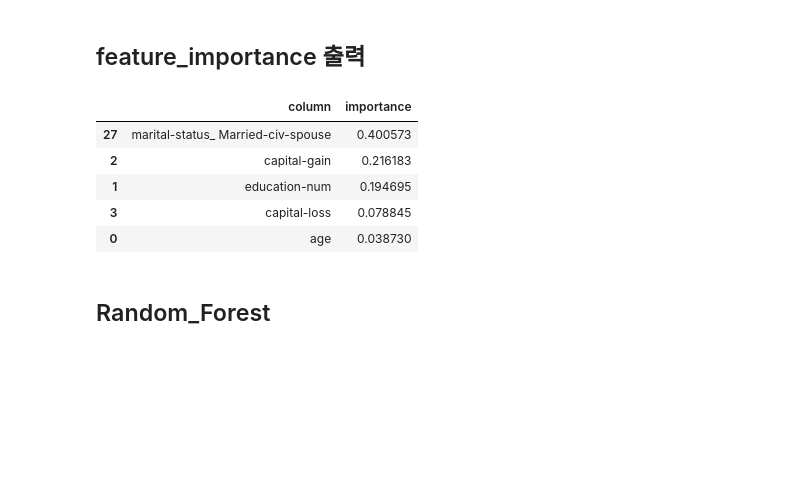
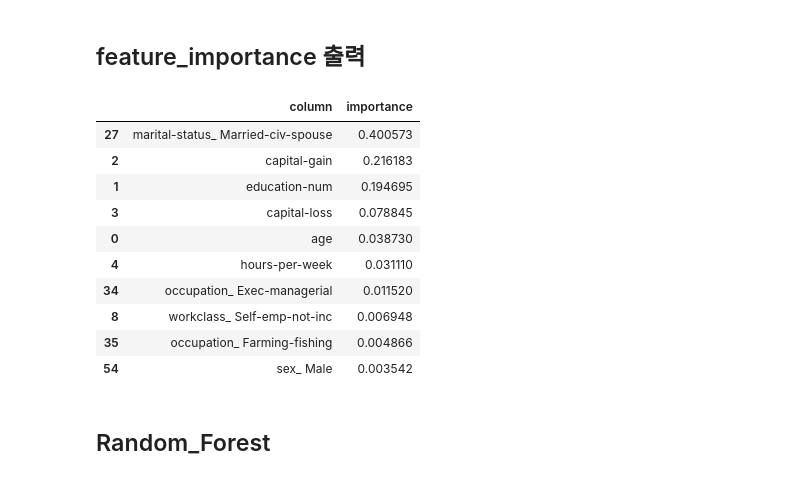
Before and after one commit to KEEPGOINGNOW/Fintech_Service_2nd, a Jupyter notebook: 05_Machine_Learning/10_지도학습_분류분석_컬럼선택법_클래스불균형_모델성능향상시키기.ipynb, the cells around one changed output. Drawn from its saved outputs; the diff is of its cells as text; code cells hidden in the pictures; blank space fills up the shorter version.

```diff
--- a/05_Machine_Learning/10_지도학습_분류분석_컬럼선택법_클래스불균형_모델성능향상시키기.ipynb
+++ b/05_Machine_Learning/10_지도학습_분류분석_컬럼선택법_클래스불균형_모델성능향상시키기.ipynb
@@ -111,15 +112,20 @@ important_cols = df_importance. sort_values(by='importance', ascending=False)
 # %%
 # DecisionTreeClassifier 모델이 중요하게 본 컬럼 내림차순 정렬
 # 우리가 생각한 것과 다른 결과 도출 : 가장 중요하게 생각한 컬럼이 다름
 # 상위 3개의 데이터가 전체 중요도의 80%를 차지 -> 상위 5개의 데이터가 91% 차지
-important_cols[important_cols['importance'] > 0].head()
+important_cols[important_cols['importance'] > 0].head(10)
 # %% [output]
 |  | column | importance |
 | 27 | marital-status_ Married-civ-spouse | 0.400573 |
 | 2 | capital-gain | 0.216183 |
 | 1 | education-num | 0.194695 |
 | 3 | capital-loss | 0.078845 |
 | 0 | age | 0.038730 |
+| 4 | hours-per-week | 0.031110 |
+| 34 | occupation_ Exec-managerial | 0.011520 |
+| 8 | workclass_ Self-emp-not-inc | 0.006948 |
+| 35 | occupation_ Farming-fishing | 0.004866 |
+| 54 | sex_ Male | 0.003542 |
 # %% [markdown]
 ## Random_Forest
 # %%
```
Also changed, not shown: parts of 20 cells of this notebook, 3 other files.
